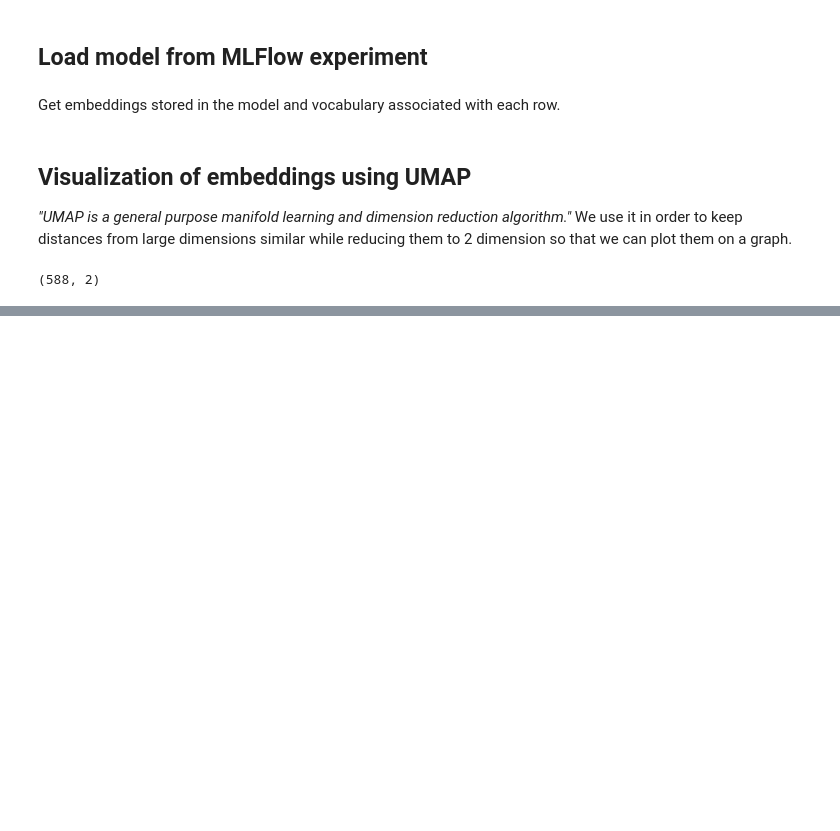
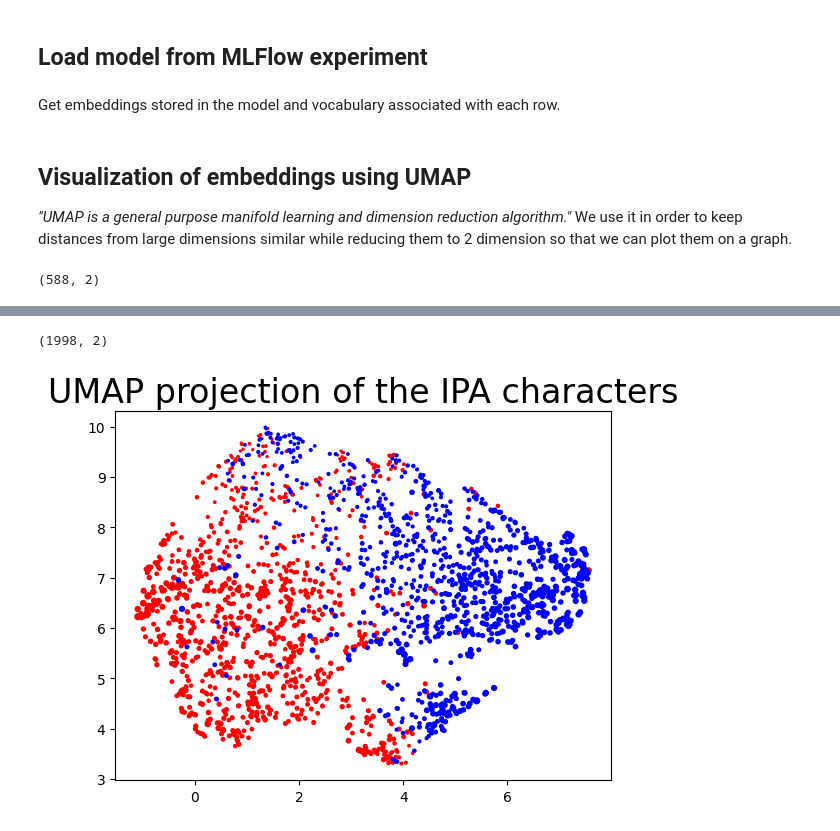
Before and after one commit to SimonPop/FindingMnemo, a Jupyter notebook: notebooks/phonetic_embedding.ipynb, the cells around one changed output, grey strips where cells are left out. Cells and saved outputs as stored; diff of their text form; code cells hidden in the pictures; blank space fills up the shorter version.

```diff
--- a/notebooks/phonetic_embedding.ipynb
+++ b/notebooks/phonetic_embedding.ipynb
@@ -55,0 +82,11 @@ plt.show()
+# %%
+chinese_phonetics = sample_chinese_df['ipa'].dropna()
+english_phonetics = sample_english_df['ipa'].dropna()
+# %%
+model = model.to(cuda_device)
+# %%
+chinese_embeddings = model.encode(chinese_phonetics.values).to(cpu_device).detach().numpy()
+english_embeddings = model.encode(english_phonetics.values).to(cpu_device).detach().numpy()
+all_embeddings = np.concatenate((chinese_embeddings, english_embeddings), axis=0)
+language = ['red']*len(chinese_embeddings) + ['blue']*len(english_embeddings)
+word_len = [len(w) for w in chinese_phonetics] + [len(w) for w in english_phonetics]
@@ -55,0 +121,21 @@ plt.show()
+# %%
+reducer = umap.UMAP()
+scaled_embedding = StandardScaler().fit_transform(all_embeddings)
+umapped_embedding = reducer.fit_transform(scaled_embedding)
+umapped_embedding.shape
+# %% [output]
+(1998, 2)
+# %%
+z = umapped_embedding[:, 0]
+y = umapped_embedding[:, 1]
+d = {x: y for y,x in vocabulary.items()}
+fig, ax = plt.subplots()
+ax.scatter(z, y, c=language, s=word_len)
+
+# for i, txt in enumerate(range(len(z)-1)):
+#     ax.annotate(d[i], (z[i], y[i]))
+
+plt.title('UMAP projection of the IPA characters', fontsize=24)
+plt.show()
+# %% [output]
+[figure, added]
```
Also changed, not shown: parts of 12 cells of this notebook, 2 other files.
